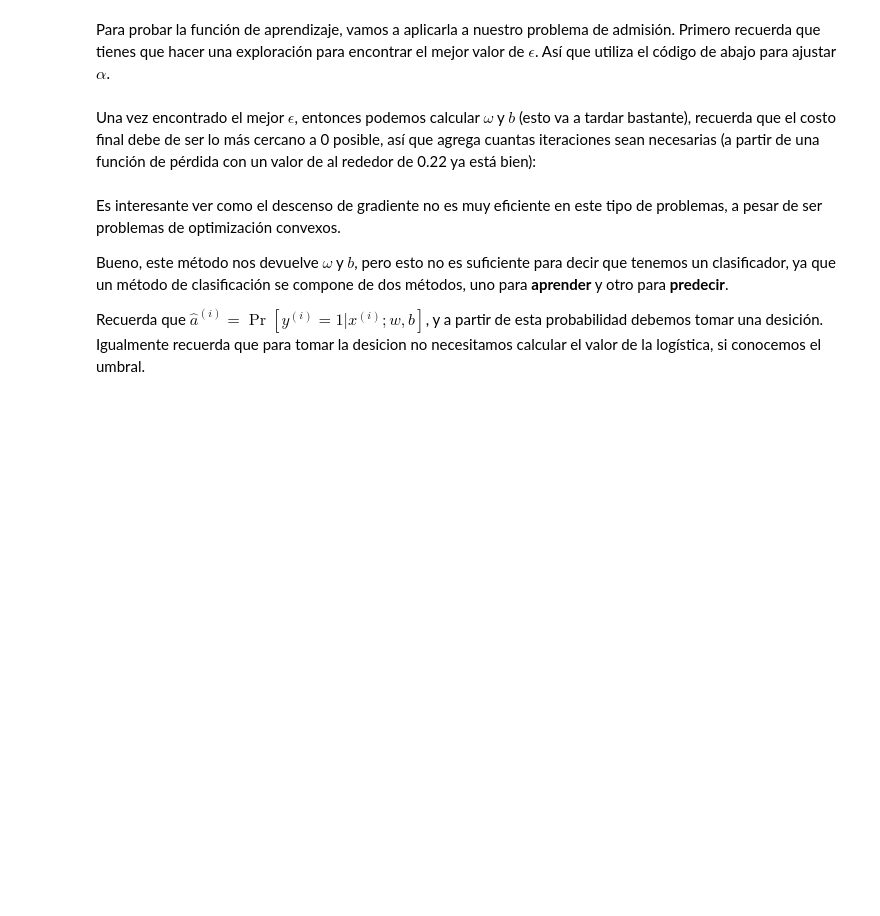
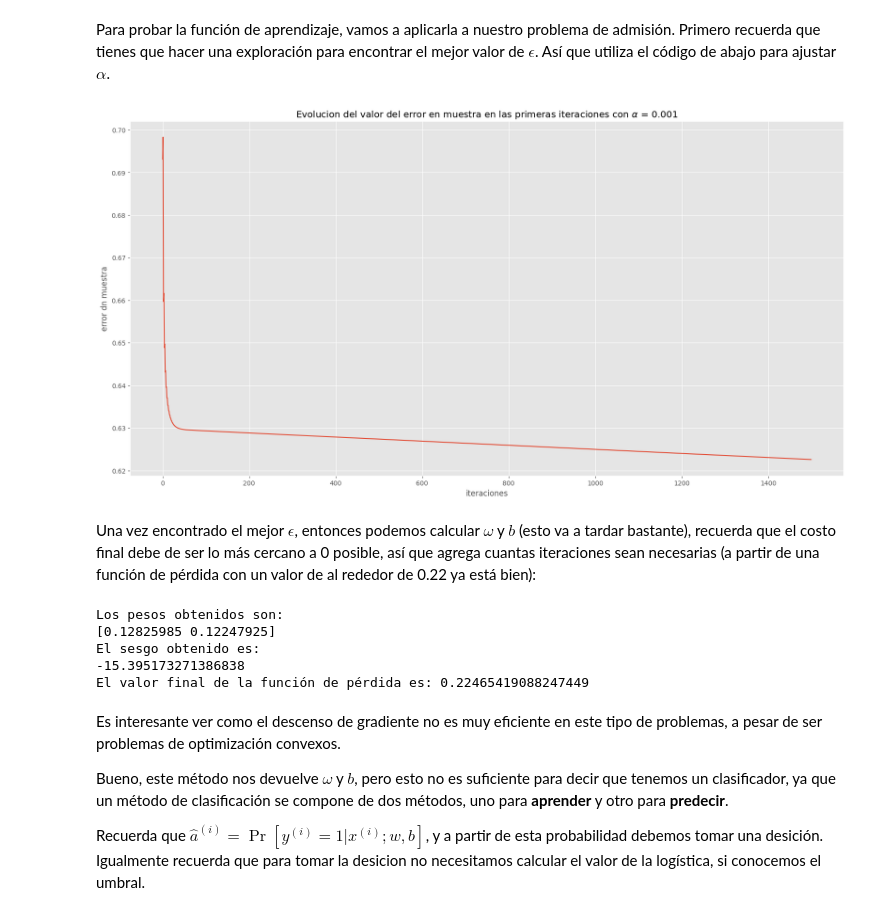
Before and after one commit to Alejandro-Barreras/2-Aprendizaje-2026-barreras, a Jupyter notebook: reg_logistica.ipynb, the cells around one changed output. Saved outputs shown, nothing was run; the diff lists cells and outputs as text; code cells hidden in the pictures; blank space fills up the shorter version.

```diff
--- a/reg_logistica.ipynb
+++ b/reg_logistica.ipynb
@@ -237,15 +237,17 @@ def descenso_rl_lotes(x, a, nu, max_iter=int(1e4), historial=False):
 # %% [markdown]
 Para probar la función de aprendizaje, vamos a aplicarla a nuestro problema de admisión. Primero recuerda que tienes que hacer una exploración para encontrar el mejor valor de $\epsilon$. Así que utiliza el código de abajo para ajustar $\alpha$.
 # %%
-alpha = 1e-6
-epochs = 50
+alpha = 1e-3
+epochs = 1500
 _, _, error_hist = descenso_rl_lotes(x, y, alpha, max_iter=epochs, historial=True)
 
-plt.plot(np.arange(mi), error_hist)
+plt.plot(np.arange(epochs), error_hist)
 plt.title(r'Evolucion del valor del error en muestra en las primeras iteraciones con $\alpha$ = ' + str(alpha))
 plt.xlabel('iteraciones')
 plt.ylabel('error dn muestra')
 plt.show()
+# %% [output]
+[figure, added]
 # %% [markdown]
 Una vez encontrado el mejor $\epsilon$, entonces podemos calcular $\omega$ y $b$ (esto va a tardar bastante), recuerda que el costo final debe de ser lo más cercano a 0 posible, así que agrega cuantas iteraciones sean necesarias (a partir de una función de pérdida con un valor de al rededor de 0.22 ya está bien):
 # %%
@@ -253,6 +255,12 @@ w, b, _ = descenso_rl_lotes(x, y, alpha, max_iter = 1000000)
 print("Los pesos obtenidos son: \n{}".format(w))
 print("El sesgo obtenido es: \n{}".format(b))
 print("El valor final de la función de pérdida es: {}".format(E_in(x, y, w, b)))
+# %% [output]
+Los pesos obtenidos son:
+[0.12825985 0.12247925]
+El sesgo obtenido es:
+-15.395173271386838
+El valor final de la función de pérdida es: 0.22465419088247449
 # %% [markdown]
 Es interesante ver como el descenso de gradiente no es muy eficiente en este tipo de problemas, a pesar de ser problemas de optimización convexos.
 
```
Also changed, not shown: parts of 4 cells of this notebook.
